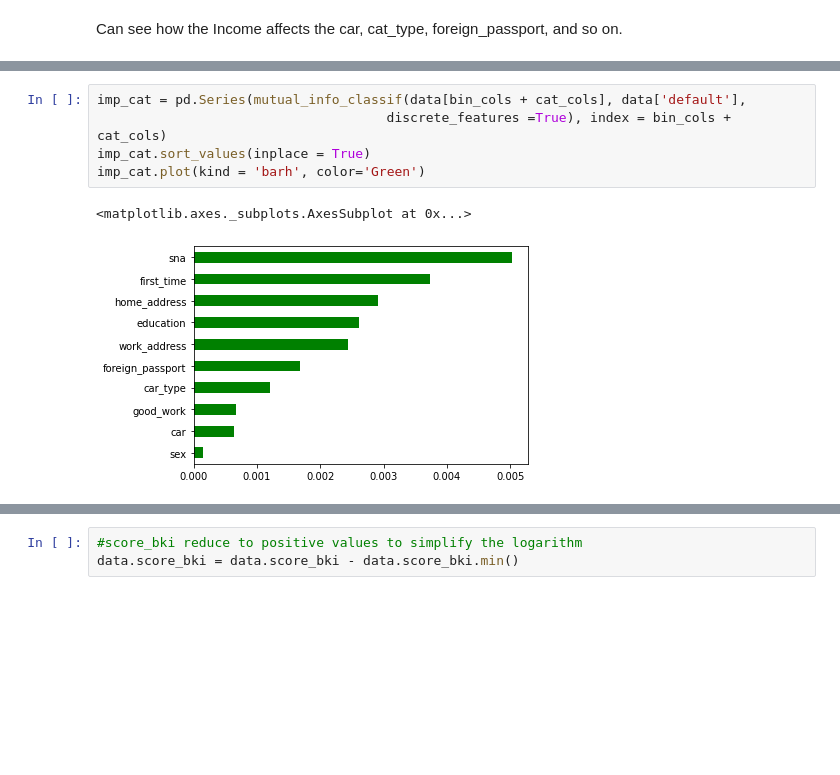
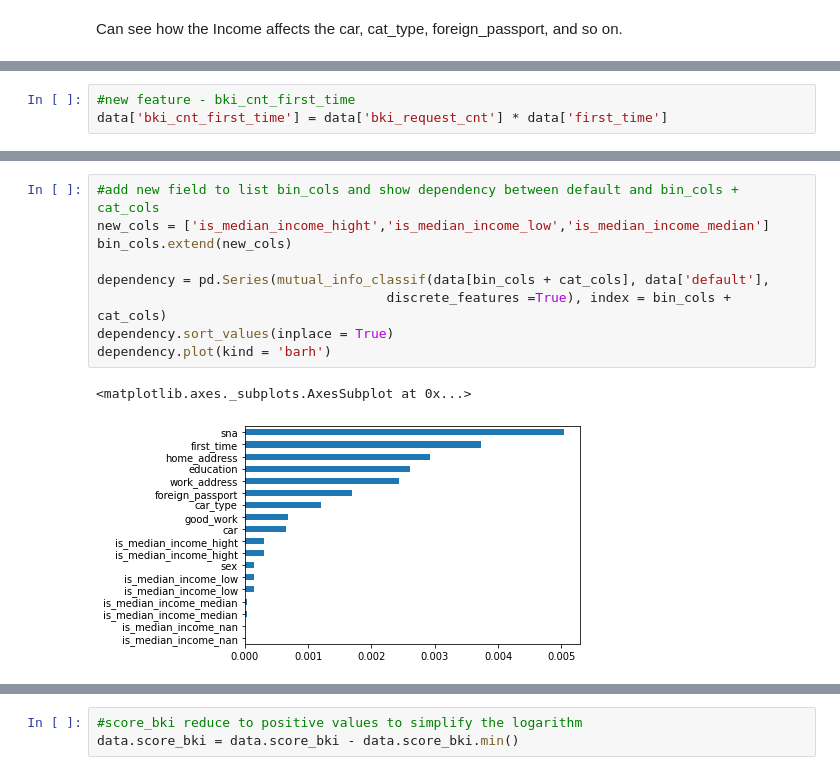
Before and after one commit to PrusRoman/skillfactory_rds, a Jupyter notebook: project_4_Credit_Scoring/sf_Credit_Scoring.ipynb, the cells around one changed output, grey strips where cells are left out. Saved outputs shown, nothing was run; the diff lists cells and outputs as text; blank space fills up the shorter version.

```diff
--- a/project_4_Credit_Scoring/sf_Credit_Scoring.ipynb
+++ b/project_4_Credit_Scoring/sf_Credit_Scoring.ipynb
@@ -285,0 +299,3 @@ SyntaxError: ignored
+# %%
+#new feature - bki_cnt_first_time
+data['bki_cnt_first_time'] = data['bki_request_cnt'] * data['first_time']
@@ -286,8 +309,12 @@ SyntaxError: ignored
 # %%
-imp_cat = pd.Series(mutual_info_classif(data[bin_cols + cat_cols], data['default'],
+#add new field to list bin_cols and show dependency between default and bin_cols + cat_cols
+new_cols = ['is_median_income_hight','is_median_income_low','is_median_income_median']
+bin_cols.extend(new_cols)
+
+dependency = pd.Series(mutual_info_classif(data[bin_cols + cat_cols], data['default'],
                                      discrete_features =True), index = bin_cols + cat_cols)
-imp_cat.sort_values(inplace = True)
-imp_cat.plot(kind = 'barh', color='Green')
+dependency.sort_values(inplace = True)
+dependency.plot(kind = 'barh')
 # %% [output]
 <matplotlib.axes._subplots.AxesSubplot at 0x...>
-[figure, old version]
+[figure, new version]
```
Also changed, not shown: parts of 21 cells of this notebook.
